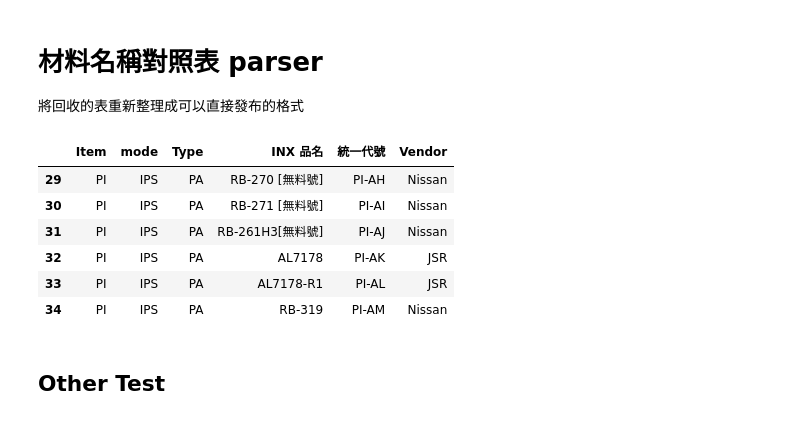
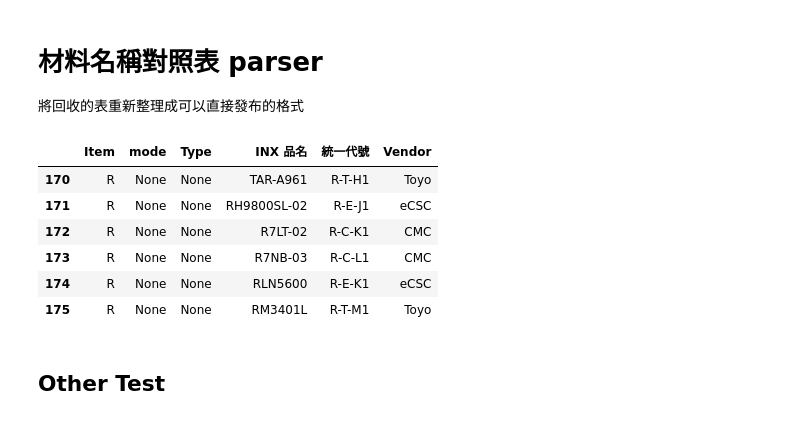
Before and after one commit to dimsplendid/innolux, a Jupyter notebook: notebooks/材料大地圖/material_name_alignment.ipynb, the cells around one changed output. Drawn from its saved outputs; the diff is of its cells as text; code cells hidden in the pictures.

```diff
--- a/notebooks/材料大地圖/material_name_alignment.ipynb
+++ b/notebooks/材料大地圖/material_name_alignment.ipynb
@@ -50,15 +50,15 @@ result = pd.concat([lcd_df, cf_df], ignore_index=True)
 result['mode'] = result['mode'].apply(lambda s: s.upper() if type(s) == str else None)
 result['Type'] = result['Type'].apply(lambda s: s.upper() if type(s) == str else None)
 # %%
-result[result['Item']=='PI'][-6:]
+result[result['Item']=='R'][-6:]
 # %% [output]
 |  | Item | mode | Type | INX 品名 | 統一代號 | Vendor |
-| 29 | PI | IPS | PA | RB-270 [無料號] | PI-AH | Nissan |
-| 30 | PI | IPS | PA | RB-271 [無料號] | PI-AI | Nissan |
-| 31 | PI | IPS | PA | RB-261H3[無料號] | PI-AJ | Nissan |
-| 32 | PI | IPS | PA | AL7178 | PI-AK | JSR |
-| 33 | PI | IPS | PA | AL7178-R1 | PI-AL | JSR |
-| 34 | PI | IPS | PA | RB-319 | PI-AM | Nissan |
+| 170 | R | None | None | TAR-A961 | R-T-H1 | Toyo |
+| 171 | R | None | None | RH9800SL-02 | R-E-J1 | eCSC |
+| 172 | R | None | None | R7LT-02 | R-C-K1 | CMC |
+| 173 | R | None | None | R7NB-03 | R-C-L1 | CMC |
+| 174 | R | None | None | RLN5600 | R-E-K1 | eCSC |
+| 175 | R | None | None | RM3401L | R-T-M1 | Toyo |
 # %%
 result.to_excel(target_path, index=False)
 # %% [markdown]
```
Also changed, not shown: parts of 1 cell of this notebook, 8 other files.
